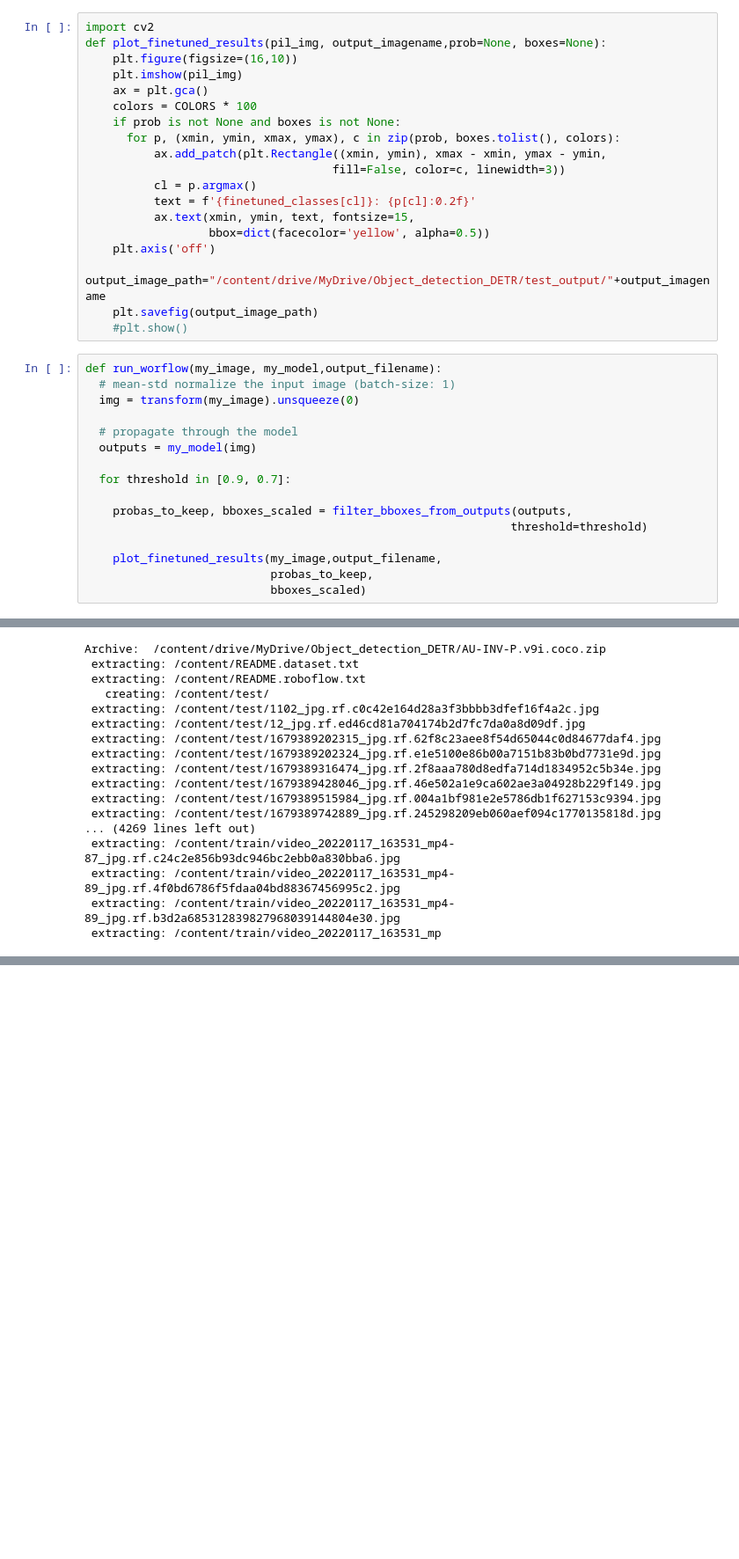
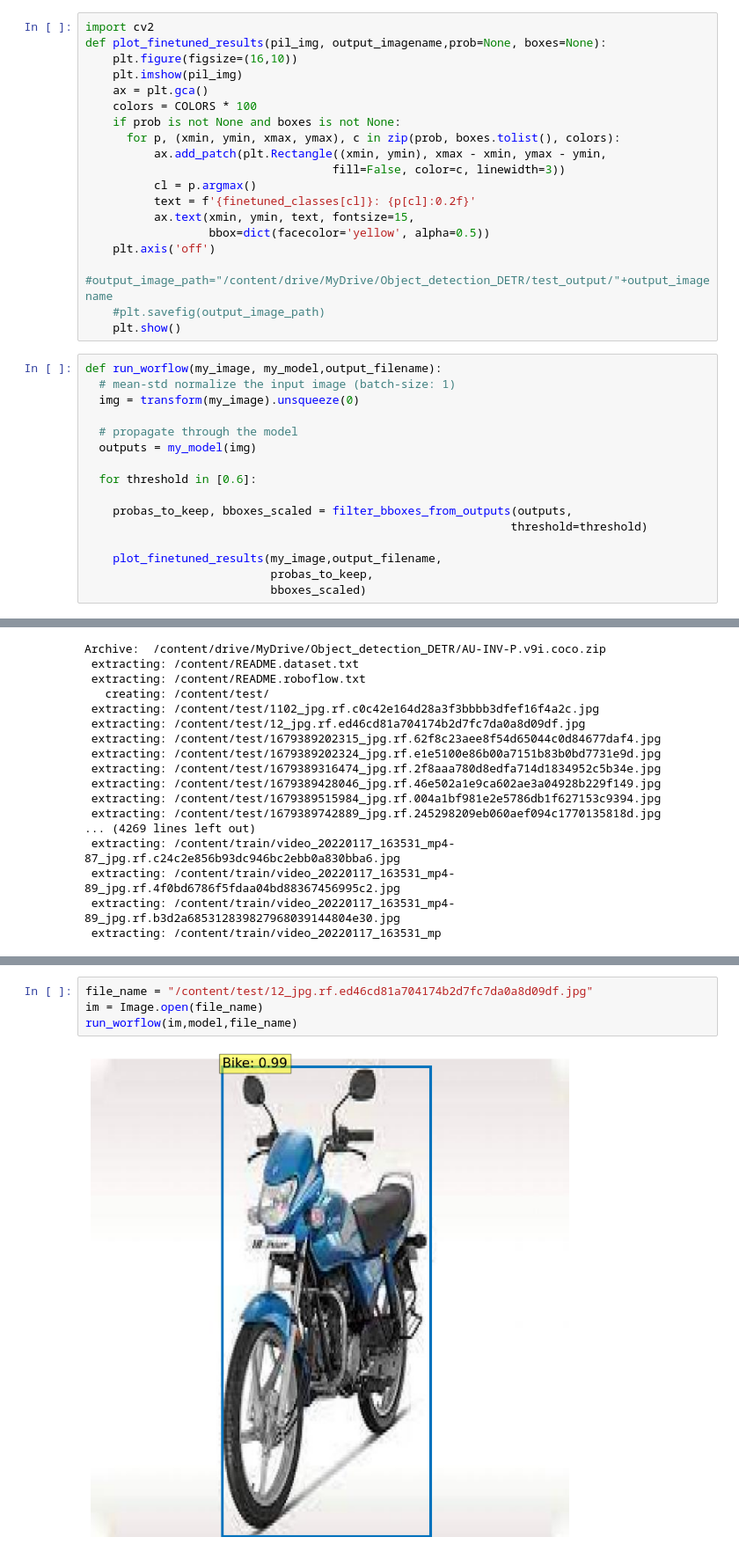
Before and after one commit to LOGANAYAGISASI/DETR_Vehicle_Detection, a Jupyter notebook: TEST_detr.ipynb, the cells around one changed output, grey strips where cells are left out. Shown at 88% size. Saved outputs shown, nothing was run; the diff lists cells and outputs as text; blank space fills up the shorter version.

```diff
--- a/TEST_detr.ipynb
+++ b/TEST_detr.ipynb
@@ -89,9 +89,9 @@ def plot_finetuned_results(pil_img, output_imagename,prob=None, boxes=None):
           ax.text(xmin, ymin, text, fontsize=15,
                   bbox=dict(facecolor='yellow', alpha=0.5))
     plt.axis('off')
-    output_image_path="/content/drive/MyDrive/Object_detection_DETR/test_output/"+output_imagename
-    plt.savefig(output_image_path)
-    #plt.show()
+    #output_image_path="/content/drive/MyDrive/Object_detection_DETR/test_output/"+output_imagename
+    #plt.savefig(output_image_path)
+    plt.show()
 # %%
 def run_worflow(my_image, my_model,output_filename):
   # mean-std normalize the input image (batch-size: 1)
@@ -100,7 +100,7 @@ def run_worflow(my_image, my_model,output_filename):
   # propagate through the model
   outputs = my_model(img)
 
-  for threshold in [0.9, 0.7]:
+  for threshold in [0.6]:
 
     probas_to_keep, bboxes_scaled = filter_bboxes_from_outputs(outputs,
                                                               threshold=threshold)
@@ -147,0 +154,6 @@ for imagePath in imagePaths:
+# %%
+file_name = "/content/test/12_jpg.rf.ed46cd81a704174b2d7fc7da0a8d09df.jpg"
+im = Image.open(file_name)
+run_worflow(im,model,file_name)
+# %% [output]
+[figure, added]
```
Also changed, not shown: parts of 3 cells of this notebook.
